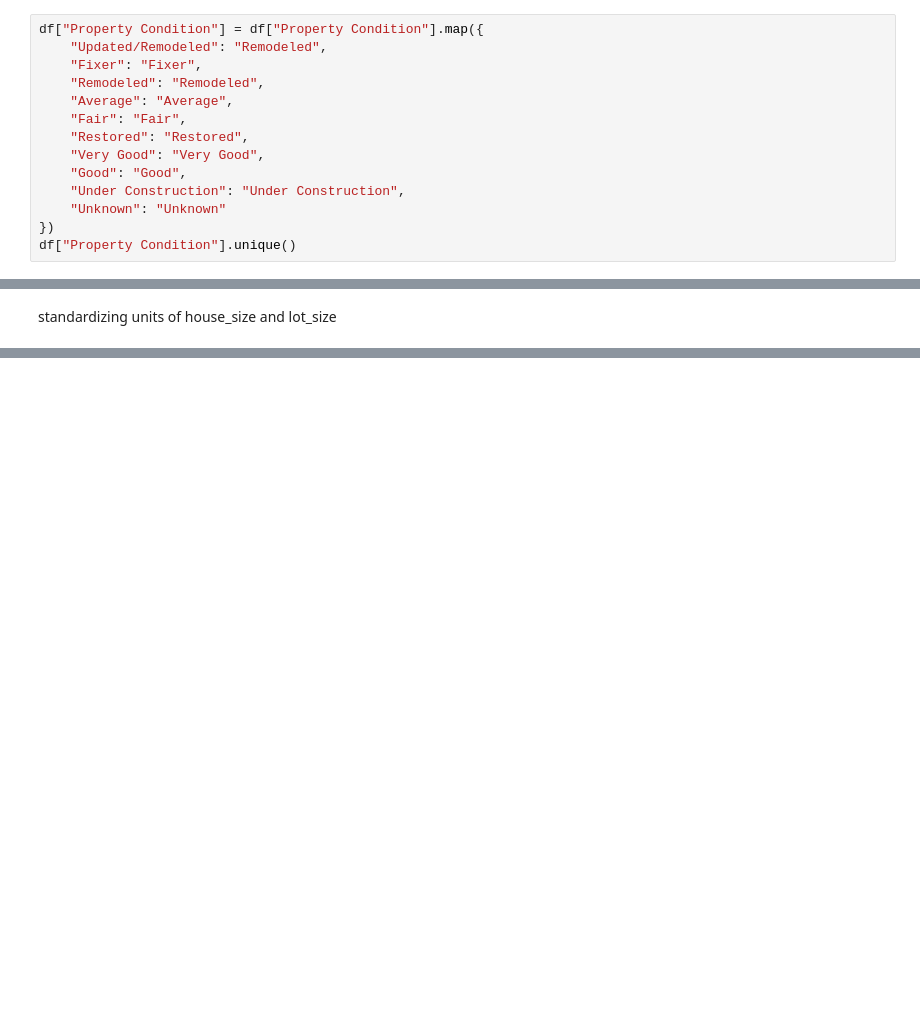
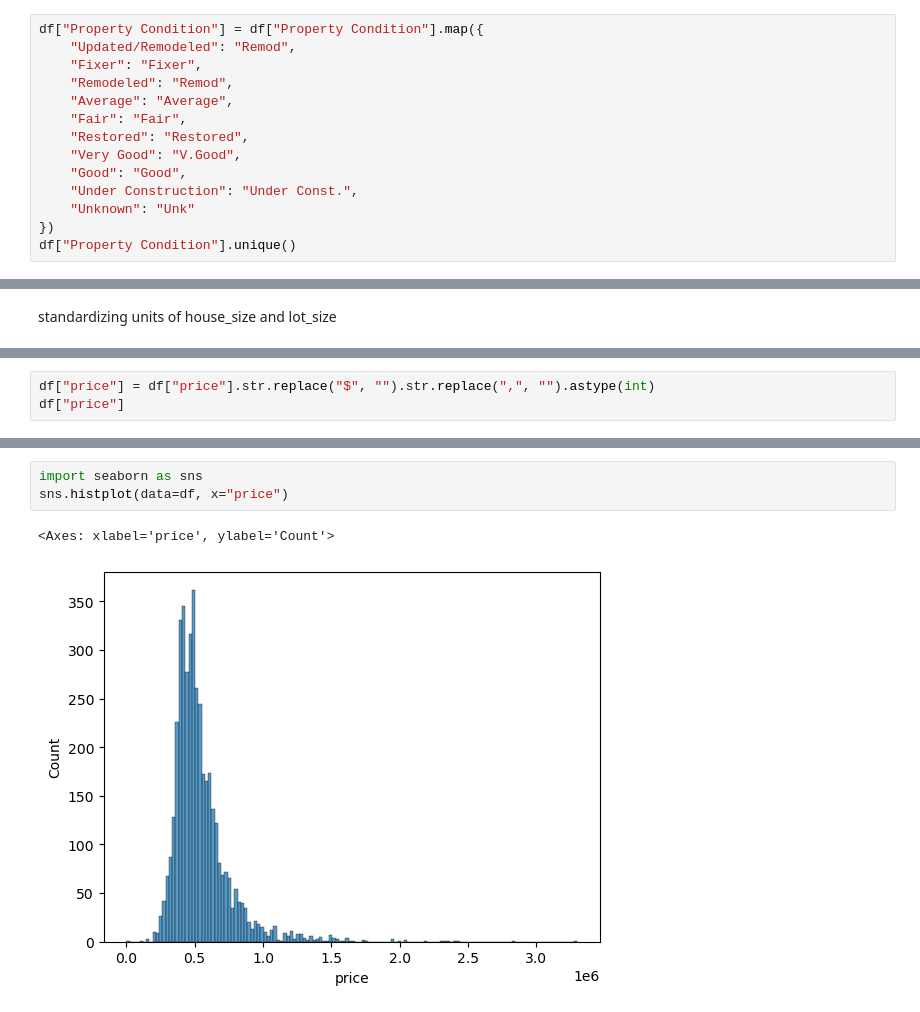
Before and after one commit to aishanur11/tstat280-aisha, a Jupyter notebook: Project Section/Data Cleaning.ipynb, the cells around one changed output, grey strips where cells are left out. Drawn from its saved outputs; the diff is of its cells as text; blank space fills up the shorter version.

Commit message:
Update Data Cleaning.ipynb
completed EDA and feature engineering

```diff
--- a/Project Section/Data Cleaning.ipynb
+++ b/Project Section/Data Cleaning.ipynb
@@ -156,16 +158,16 @@ array(['Unknown', 'Very Good', 'Good', 'Under Construction',
        'Restored'], dtype=object)
 # %%
 df["Property Condition"] = df["Property Condition"].map({
-    "Updated/Remodeled": "Remodeled",
+    "Updated/Remodeled": "Remod",
     "Fixer": "Fixer",
-    "Remodeled": "Remodeled",
+    "Remodeled": "Remod",
     "Average": "Average",
     "Fair": "Fair",
     "Restored": "Restored",
-    "Very Good": "Very Good",
+    "Very Good": "V.Good",
     "Good": "Good",
-    "Under Construction": "Under Construction",
-    "Unknown": "Unknown"
+    "Under Construction": "Under Const.",
+    "Unknown": "Unk"
 })
 df["Property Condition"].unique()
 # %% [output]
@@ -293,0 +315,3 @@ memory usage: 695.5+ KB
+# %%
+df["price"] = df["price"].str.replace("$", "").str.replace(",", "").astype(int)
+df["price"]
@@ -293,0 +331,6 @@ memory usage: 695.5+ KB
+# %%
+import seaborn as sns
+sns.histplot(data=df, x="price")
+# %% [output]
+<Axes: xlabel='price', ylabel='Count'>
+[figure, added]
```
Also changed, not shown: parts of 40 cells of this notebook.
